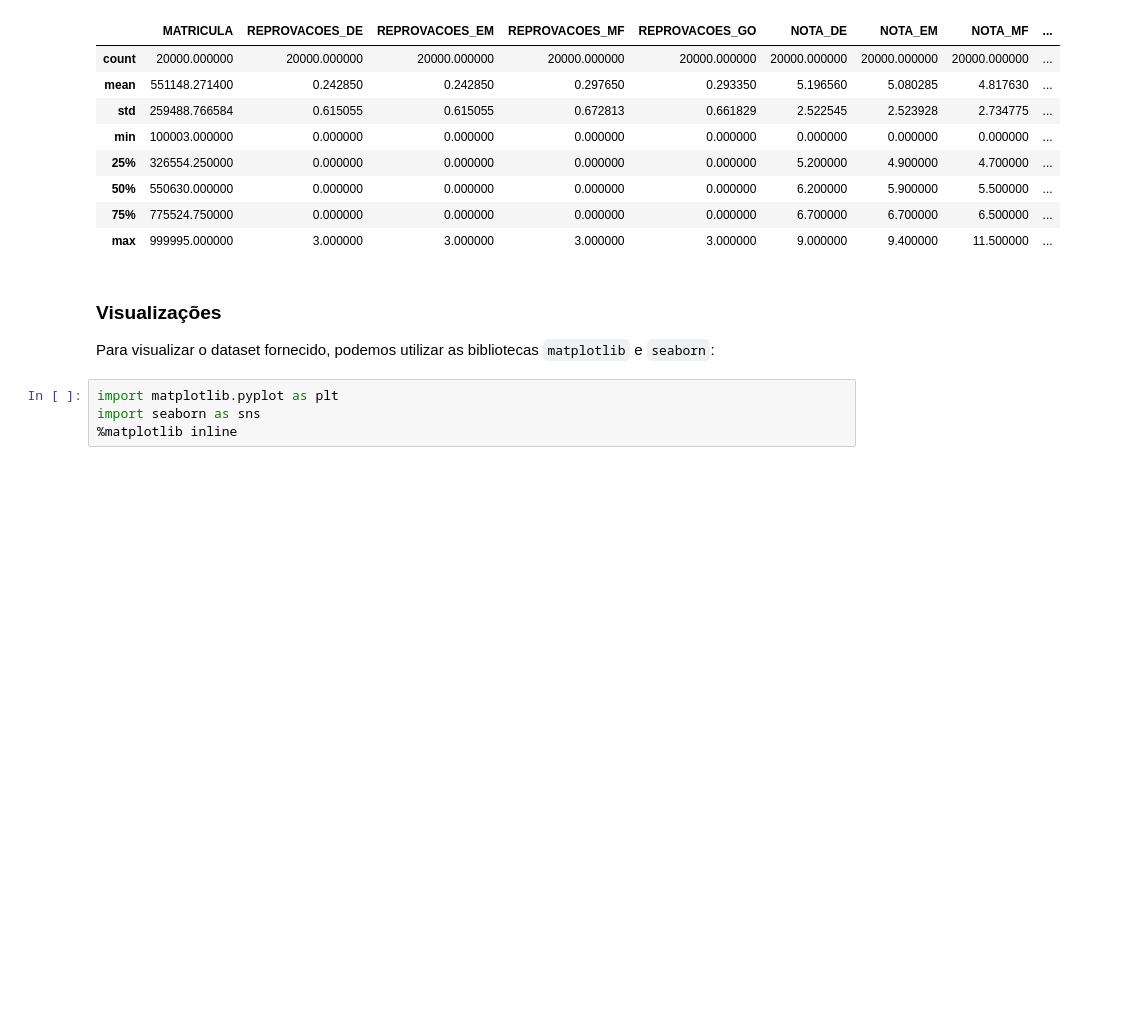
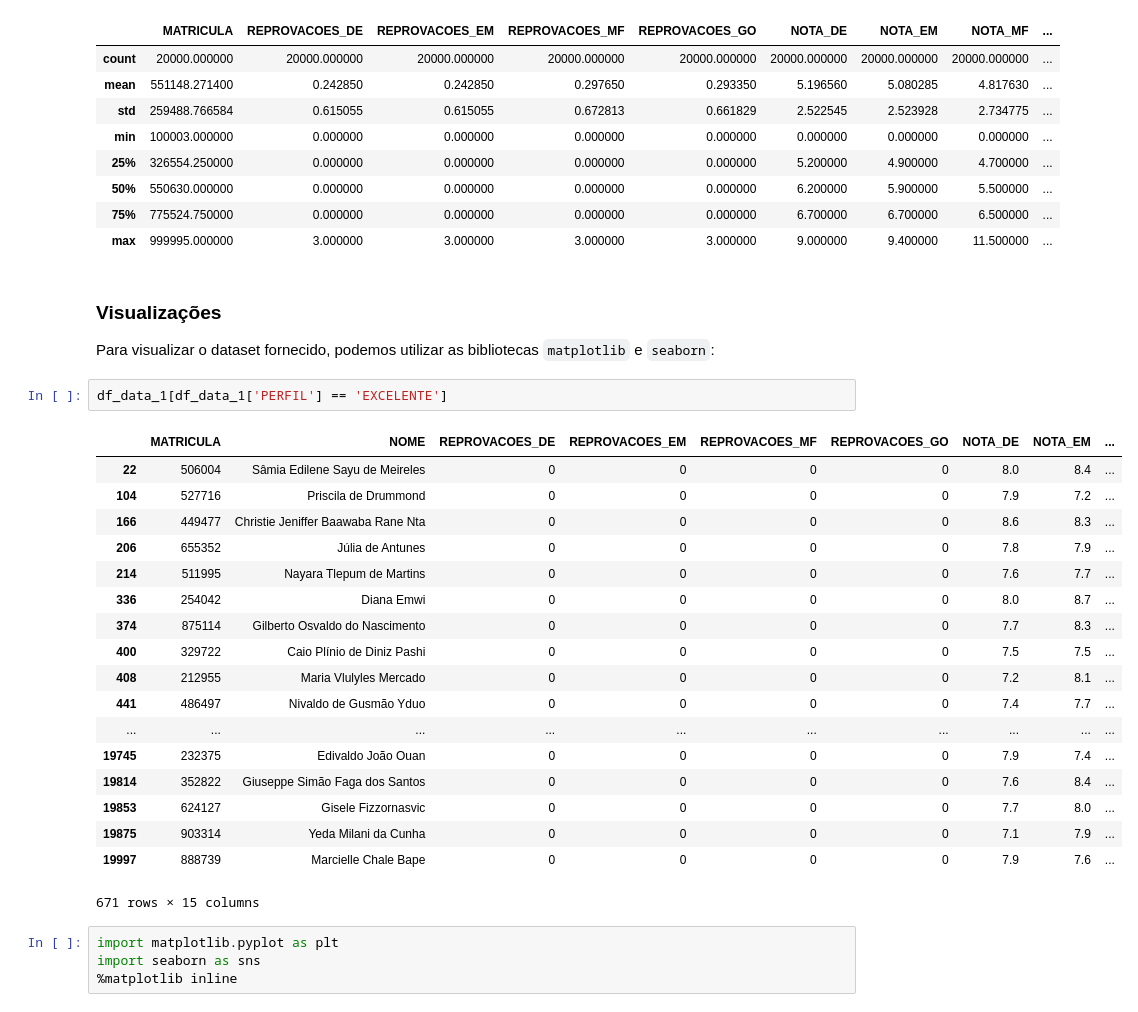
Before and after one commit to Lucarovitch/uninassau, a Jupyter notebook: Assets/Notebooks/parte-1.ipynb, the cells around one changed output. Drawn from its saved outputs; the diff is of its cells as text; blank space fills up the shorter version.

```diff
--- a/Assets/Notebooks/parte-1.ipynb
+++ b/Assets/Notebooks/parte-1.ipynb
@@ -156,6 +152,27 @@ df_data_1.describe()
 ### Visualizações
 
 Para visualizar o dataset fornecido, podemos utilizar as bibliotecas ``matplotlib`` e ``seaborn``:
+# %%
+df_data_1[df_data_1['PERFIL'] == 'EXCELENTE']
+# %% [output]
+|  | MATRICULA | NOME | REPROVACOES_DE | REPROVACOES_EM | REPROVACOES_MF | REPROVACOES_GO | NOTA_DE | NOTA_EM | ... |
+| 22 | 506004 | Sâmia Edilene Sayu de Meireles | 0 | 0 | 0 | 0 | 8.0 | 8.4 | ... |
+| 104 | 527716 | Priscila de Drummond | 0 | 0 | 0 | 0 | 7.9 | 7.2 | ... |
+| 166 | 449477 | Christie Jeniffer Baawaba Rane Nta | 0 | 0 | 0 | 0 | 8.6 | 8.3 | ... |
+| 206 | 655352 | Júlia de Antunes | 0 | 0 | 0 | 0 | 7.8 | 7.9 | ... |
+| 214 | 511995 | Nayara Tlepum de Martins | 0 | 0 | 0 | 0 | 7.6 | 7.7 | ... |
+| 336 | 254042 | Diana Emwi | 0 | 0 | 0 | 0 | 8.0 | 8.7 | ... |
+| 374 | 875114 | Gilberto Osvaldo do Nascimento | 0 | 0 | 0 | 0 | 7.7 | 8.3 | ... |
+| 400 | 329722 | Caio Plínio de Diniz Pashi | 0 | 0 | 0 | 0 | 7.5 | 7.5 | ... |
+| 408 | 212955 | Maria Vlulyles Mercado | 0 | 0 | 0 | 0 | 7.2 | 8.1 | ... |
+| 441 | 486497 | Nivaldo de Gusmão Yduo | 0 | 0 | 0 | 0 | 7.4 | 7.7 | ... |
+| ... | ... | ... | ... | ... | ... | ... | ... | ... | ... |
+| 19745 | 232375 | Edivaldo João Ouan | 0 | 0 | 0 | 0 | 7.9 | 7.4 | ... |
+| 19814 | 352822 | Giuseppe Simão Faga dos Santos | 0 | 0 | 0 | 0 | 7.6 | 8.4 | ... |
+| 19853 | 624127 | Gisele Fizzornasvic | 0 | 0 | 0 | 0 | 7.7 | 8.0 | ... |
+| 19875 | 903314 | Yeda Milani da Cunha | 0 | 0 | 0 | 0 | 7.1 | 7.9 | ... |
+| 19997 | 888739 | Marcielle Chale Bape | 0 | 0 | 0 | 0 | 7.9 | 7.6 | ... |
+671 rows × 15 columns
 # %%
 import matplotlib.pyplot as plt
 import seaborn as sns
```
Also changed, not shown: parts of 27 cells of this notebook, 1 other file.
